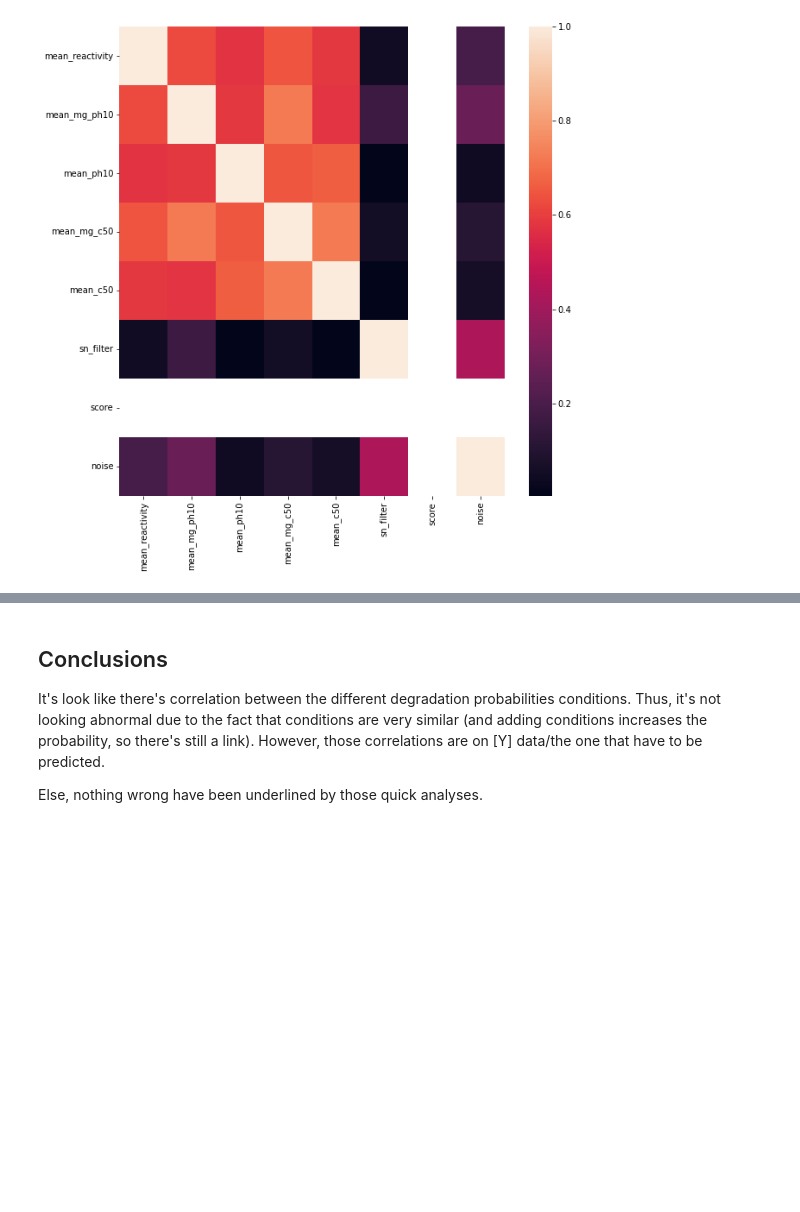
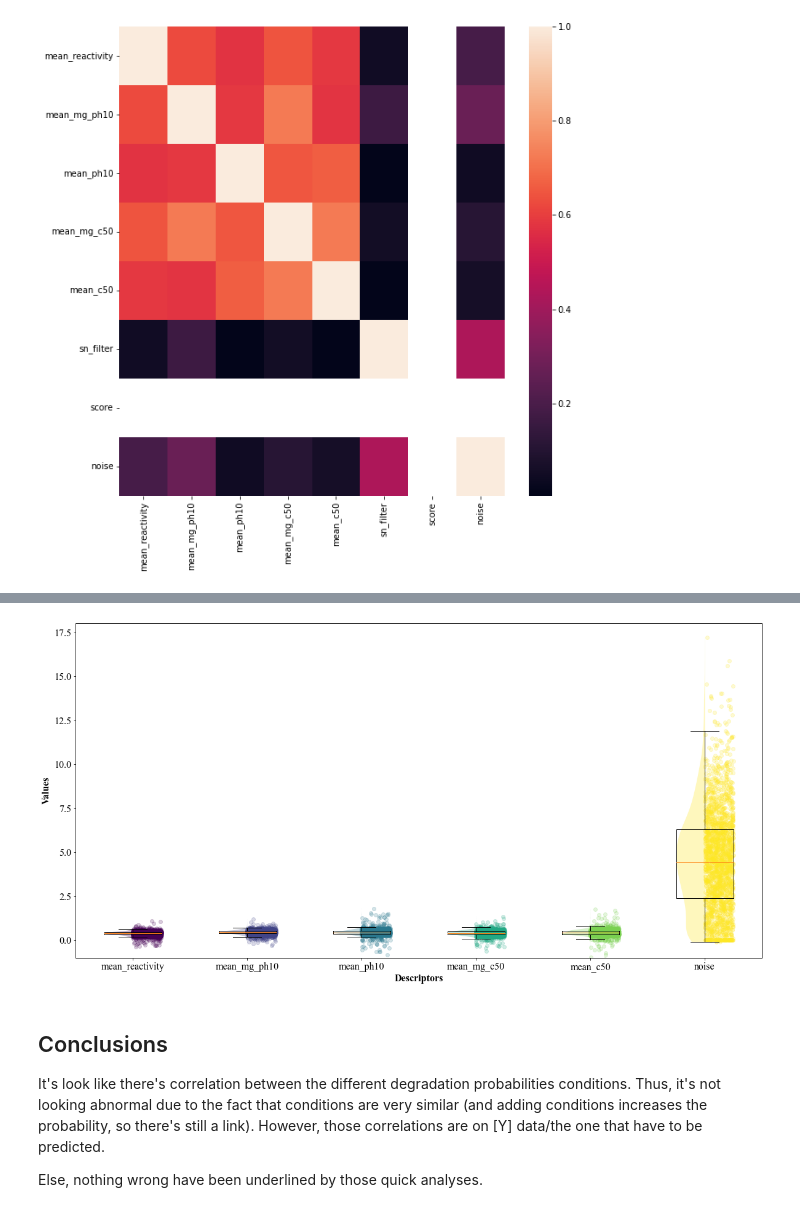
Before and after one commit to FilouPlains/KAGGLE_OPENVACCINE_MRNA, a Jupyter notebook: src/data_analyse.ipynb, the cells around one changed output, grey strips where cells are left out. Saved outputs shown, nothing was run; the diff lists cells and outputs as text; code cells hidden in the pictures; blank space fills up the shorter version.

```diff
--- a/src/data_analyse.ipynb
+++ b/src/data_analyse.ipynb
@@ -373,3 +385,78 @@ for i in range(len(data)):
+# %%
+%matplotlib inline
+
+data = [
+    mean_reactivity,
+    mean_mg_ph10,
+    mean_ph10,
+    mean_mg_c50,
+    mean_c50,
+    noise
+]
+
+name = [
+    "mean_reactivity",
+    "mean_mg_ph10",
+    "mean_ph10",
+    "mean_mg_c50",
+    "mean_c50",
+    "noise"
+]
+
+font = {"family": "Times New Roman", "size": 16}
+plot.rc("font", **font)
+
+# Getting viridis colors in rgba format.
+viridis = cm.get_cmap('viridis', len(data))
+
+# Set figure size in inches.
+fig = plot.gcf()
+fig.set_size_inches(20, 10)
+
+# Do a violin plot.
+violin = plot.violinplot(data, showmeans=False, showmedians=False,
+                            showextrema=False, points=100)
+
+# Plot half of the violin plot + set its color.
+for i, part in enumerate(violin["bodies"]):
+    part.set_facecolor(viridis(i))
+    # get the center
+    m = np.mean(part.get_paths()[0].vertices[:, 0])
+    # modify the paths to not go further left than the center
+    part.get_paths()[0].vertices[:, 0] = np.clip(
+    part.get_paths()[0].vertices[:, 0], -np.inf, m)
+
+# Set labels.
+plot.xlabel("Descriptors", fontweight="bold")
+plot.ylabel("Values", fontweight="bold")
+
+plot.ylim(-1, 18)
+
+# Add a new graph.
+plot.twinx()
+
+# Plot the scatter graph with x shiftting (so data are easly visible).
+for i in range(len(data)):
+    x_shift = np.random.uniform(i + 1, i + 1.25, len(data[i]))
+
+    v_col = list(viridis(i))
+    v_col[3] = 0.2
+    v_col = tuple(v_col)
+
+    plot_plot = plot.plot(x_shift, data[i], "o", color=v_col)
+    plot.ylim(-1, 18)
+    plot.gca().axes.get_yaxis().set_visible(False)
+
+# Add a new graph.
+plot.twinx()
+
+# Add the box plot.
+box = plot.boxplot(data, showfliers=False)
+plot.xticks(np.array(range(len(data))) + 1, name)
+plot.ylim(-1, 18)
+plot.gca().axes.get_yaxis().set_visible(False)
+# %% [output]
+[figure, added]
 # %% [markdown]
 ## Conclusions
 
```
Also changed, not shown: parts of 2 cells of this notebook.
